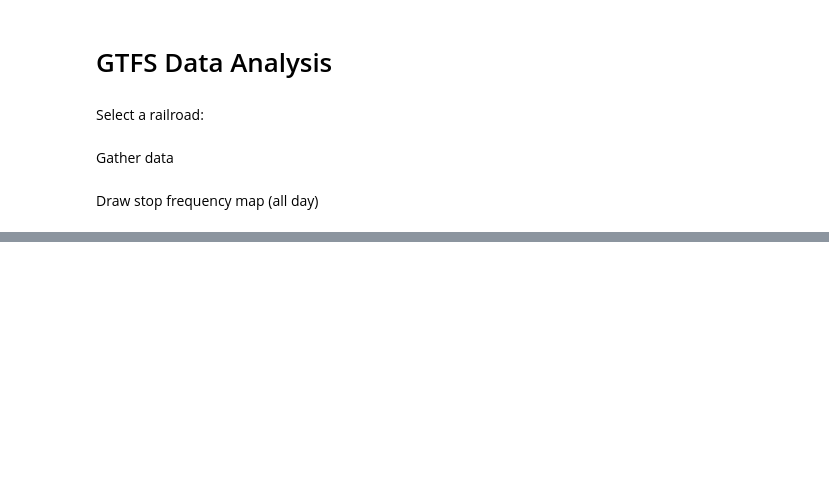
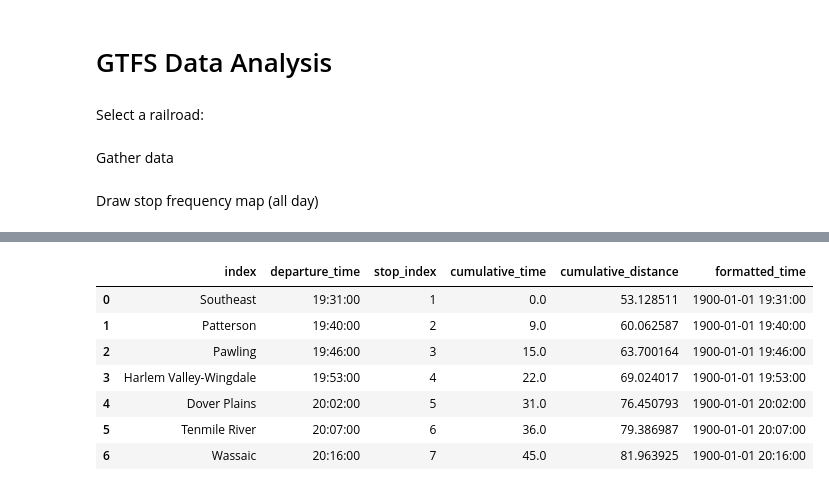
Before and after one commit to OkayKenji/Trains, a Jupyter notebook: graphs/data.ipynb, the cells around one changed output, grey strips where cells are left out. Cells and saved outputs as stored; diff of their text form; code cells hidden in the pictures; blank space fills up the shorter version.

```diff
--- a/graphs/data.ipynb
+++ b/graphs/data.ipynb
@@ -14,7 +15,7 @@ import plotly.io as pio
 # %% [markdown]
 Select a railroad:
 # %%
-railroad = "metra"
+railroad = "mnrr"
 # %% [markdown]
 Gather data
 # %%
@@ -344,7 +345,7 @@ fig.show()
 # %%
 df = pd.DataFrame(num_stops)
 df["travel_time"] = df["travel_time"] / 60  # Convert to hours
-
+df = df[df["distance"] != "NA"]
 global_min = df["number_of_stops"].min()
 global_max = df["number_of_stops"].max()
 xaxis_max = df['distance'].max() + 5
@@ -766,0 +1199,66 @@ fig.show()
+# %%
+harlem = [train for train in train_list if train["train_line"] == 'Harlem']
+import os
+
+shapes = pd.read_csv(f'../gtfs_data/{railroad}/shapes.txt')
+if os.path.isfile(f'../junk/est_{railroad}.json'):
+    with open(f'../junk/est_{railroad}.json', 'r') as file:
+        equivalent_shapes = json.load(file)
+main_distance_calculator = MainDistanceCalculator(shapes,equivalent_shapes)
+stops = pd.read_csv(f'../gtfs_data/{railroad}/stops.txt')
+
+def process_row(row, start_station):
+    dist = main_distance_calculator.calculate_distance(
+        'Grand Central' if True else start_station['index'],
+        row['index'],
+        stops,
+        14
+    )
+
+    timeA = row['departure_time']
+    timeB = start_station['departure_time']
+
+
+    timeA = f'1900-01-{1+(int(timeA[:timeA.find(":")])//24)} {int(timeA[:timeA.find(":")])%24}:{timeA[timeA.find(":")+1:]}' if re.match(r"^([2-9][4-9]|[3-9]\d|\d{3,}):.*",timeA) else f'1900-01-01 {timeA}'
+    timeB = f'1900-01-{1+(int(timeB[:timeB.find(":")])//24)} {int(timeB[:timeB.find(":")])%24}:{timeB[timeB.find(":")+1:]}' if re.match(r"^([2-9][4-9]|[3-9]\d|\d{3,}):.*",timeB) else f'1900-01-01 {timeB}'
+    timeA = datetime.datetime.strptime(timeA, '%Y-%m-%d %H:%M:%S')
+    timeB = datetime.datetime.strptime(timeB, '%Y-%m-%d %H:%M:%S')
+    formatted_time = timeA
+
+    time_diff = (timeA - timeB).total_seconds() / 60
+
+    return pd.Series([time_diff, dist, formatted_time])
+fig = go.Figure()
+
+# harlem = [train for train in harlem if int(train["train_number"])%2 == 1 and ( int(train["train_number"]) > 900) and (int(train["train_number"]) < 1000)]
+# harlem = [train for train in harlem if ( int(train["train_number"]) == 517) or (int(train["train_number"]) == 617) or (int(train["train_number"]) == 917)]
+new_train_list = harlem
+for train in new_train_list:
+    df = pd.DataFrame(train['stops']).T
+    df = df[df['departure_time'] != "n/a"]
+    df['stop_index'] = df['stop_index'].astype(int)
+    df = df.sort_values(by='stop_index')
+    df = df.reset_index()
+    df[['cumulative_time', 'cumulative_distance','formatted_time']] = df.apply(process_row, args=(df.iloc[0],), axis=1)
+    fig.add_trace(go.Scatter(
+        y=[train["train_number"]] * len(df),
+        x=df["cumulative_distance"],
+        # mode='lines+markers',
+        text=df["index"],
+        hoverinfo='text',
+        name=train['train_number']
+    ))
+
+fig.update_layout(
+    height=3000)
+fig.show()
+df
+# %% [output]
+|  | index | departure_time | stop_index | cumulative_time | cumulative_distance | formatted_time |
+| 0 | Southeast | 19:31:00 | 1 | 0.0 | 53.128511 | 1900-01-01 19:31:00 |
+| 1 | Patterson | 19:40:00 | 2 | 9.0 | 60.062587 | 1900-01-01 19:40:00 |
+| 2 | Pawling | 19:46:00 | 3 | 15.0 | 63.700164 | 1900-01-01 19:46:00 |
+| 3 | Harlem Valley-Wingdale | 19:53:00 | 4 | 22.0 | 69.024017 | 1900-01-01 19:53:00 |
+| 4 | Dover Plains | 20:02:00 | 5 | 31.0 | 76.450793 | 1900-01-01 20:02:00 |
+| 5 | Tenmile River | 20:07:00 | 6 | 36.0 | 79.386987 | 1900-01-01 20:07:00 |
+| 6 | Wassaic | 20:16:00 | 7 | 45.0 | 81.963925 | 1900-01-01 20:16:00 |
```
Also changed, not shown: parts of 13 cells of this notebook.
